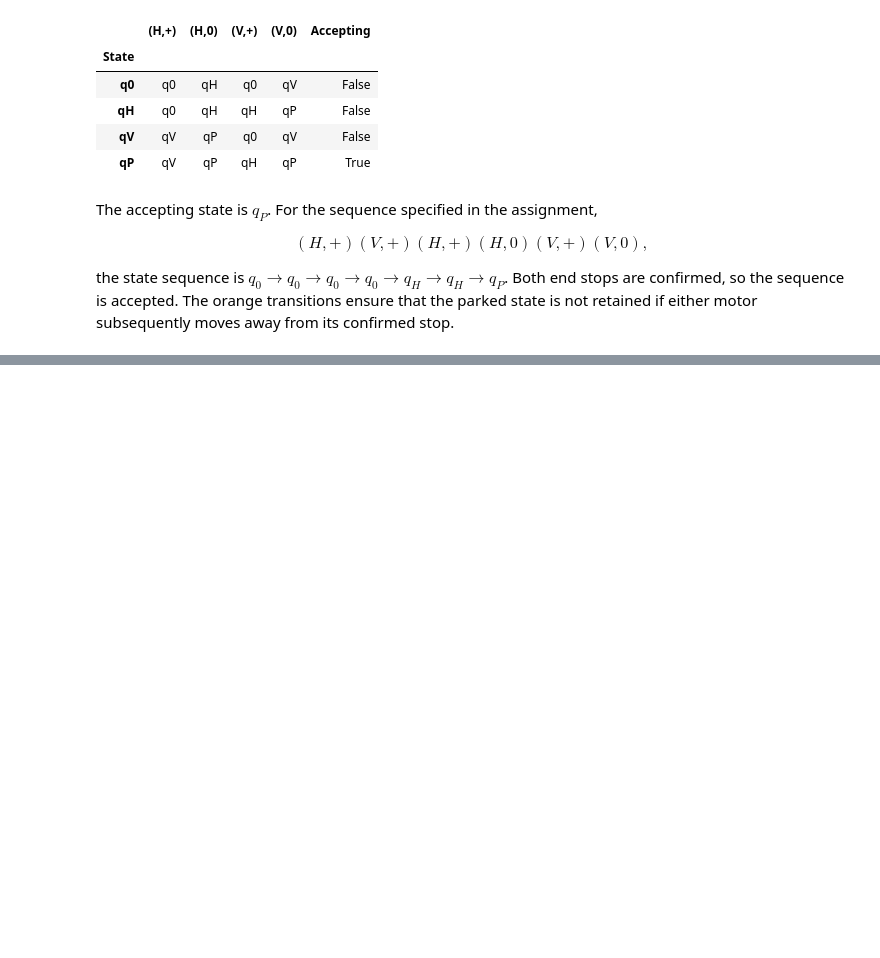
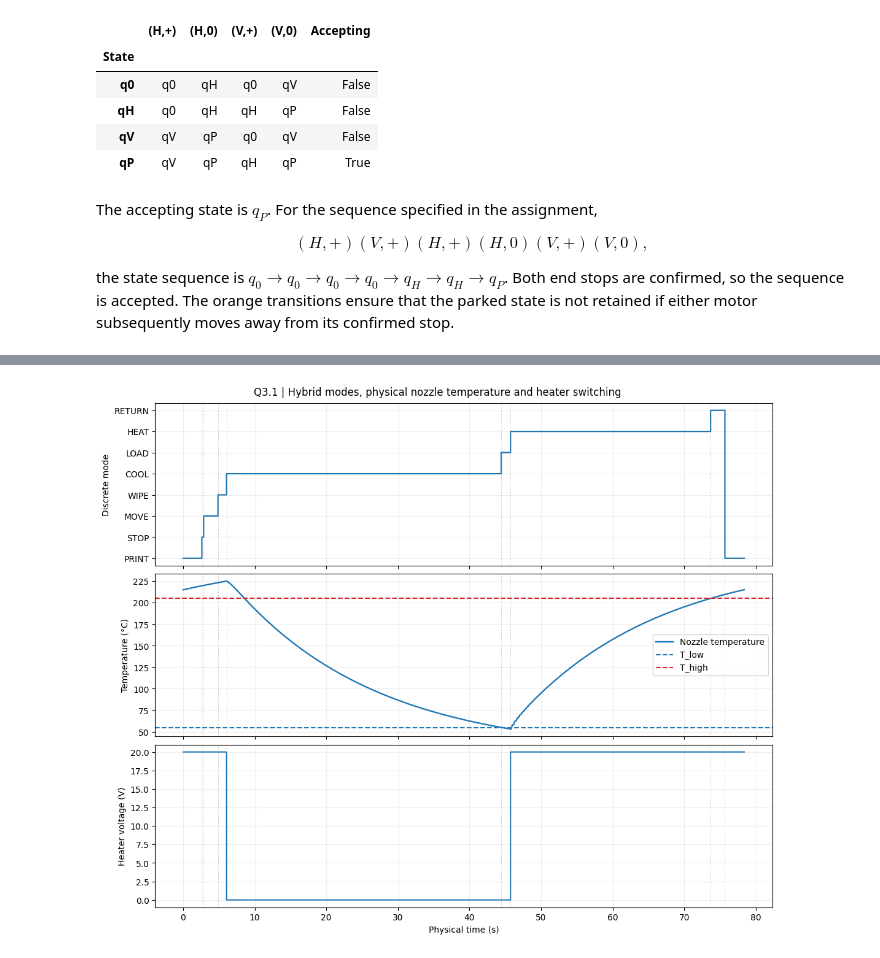
Before and after one commit to ireneeleon/SC42155_MiniProject_G17, a Jupyter notebook: Modelling_Mini_Project.ipynb, the cells around one changed output, grey strips where cells are left out. Cells and saved outputs as stored; diff of their text form; code cells hidden in the pictures; blank space fills up the shorter version.

```diff
--- a/Modelling_Mini_Project.ipynb
+++ b/Modelling_Mini_Project.ipynb
@@ -1157,0 +1427,17 @@ the state sequence is $q_0\to q_0\to q_0\to q_0\to q_H\to q_H\to q_P$. Both end
+# %%
+mode_order=list(MOORE_OUTPUT)
+mode_number={s:i for i,s in enumerate(mode_order)}
+fig,axs=plt.subplots(3,1,figsize=(11,9),sharex=True,layout='constrained')
+axs[0].step(hyb.time,hyb['mode'].map(mode_number),where='post',lw=1.6)
+axs[0].set_yticks(range(len(mode_order)),mode_order);axs[0].set_ylabel('Discrete mode')
+axs[1].plot(hyb.time,hyb.T if False else hyb['T'],lw=1.7,label='Nozzle temperature')
+axs[1].axhline(p.Tlow,ls='--',color='tab:blue',label='T_low')
+axs[1].axhline(p.Thigh,ls='--',color='tab:red',label='T_high')
+axs[1].set_ylabel('Temperature (°C)');axs[1].legend(loc='best')
+axs[2].step(hyb.time,hyb.un,where='post',label='Heater input')
+axs[2].set_ylabel('Heater voltage (V)');axs[2].set_xlabel('Physical time (s)')
+for ax in axs:plot_transition_lines(ax,transitions)
+fig.suptitle('Q3.1 | Hybrid modes, physical nozzle temperature and heater switching')
+plt.show()
+# %% [output]
+[figure, added]
```
Also changed, not shown: parts of 21 cells of this notebook.
